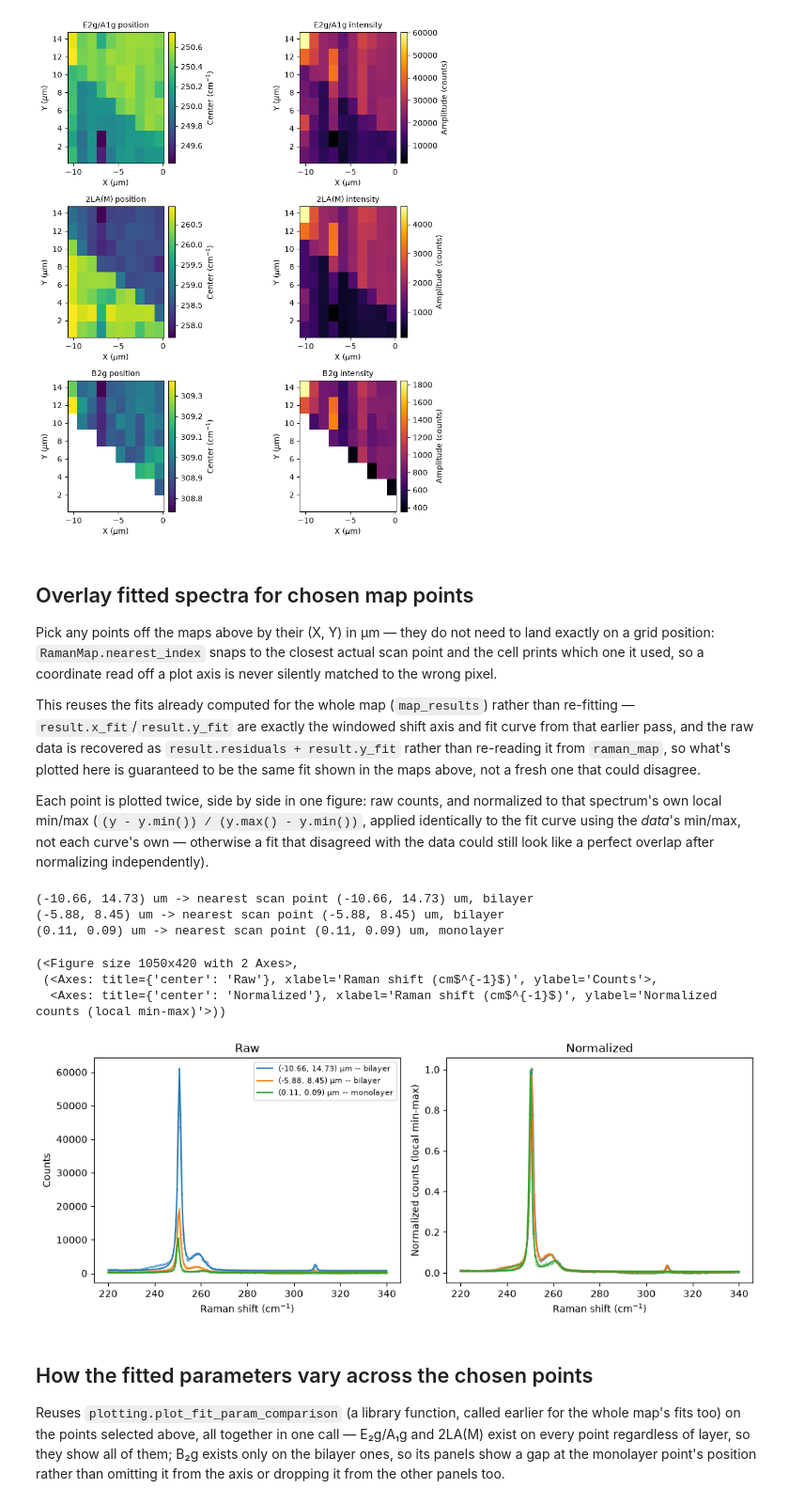
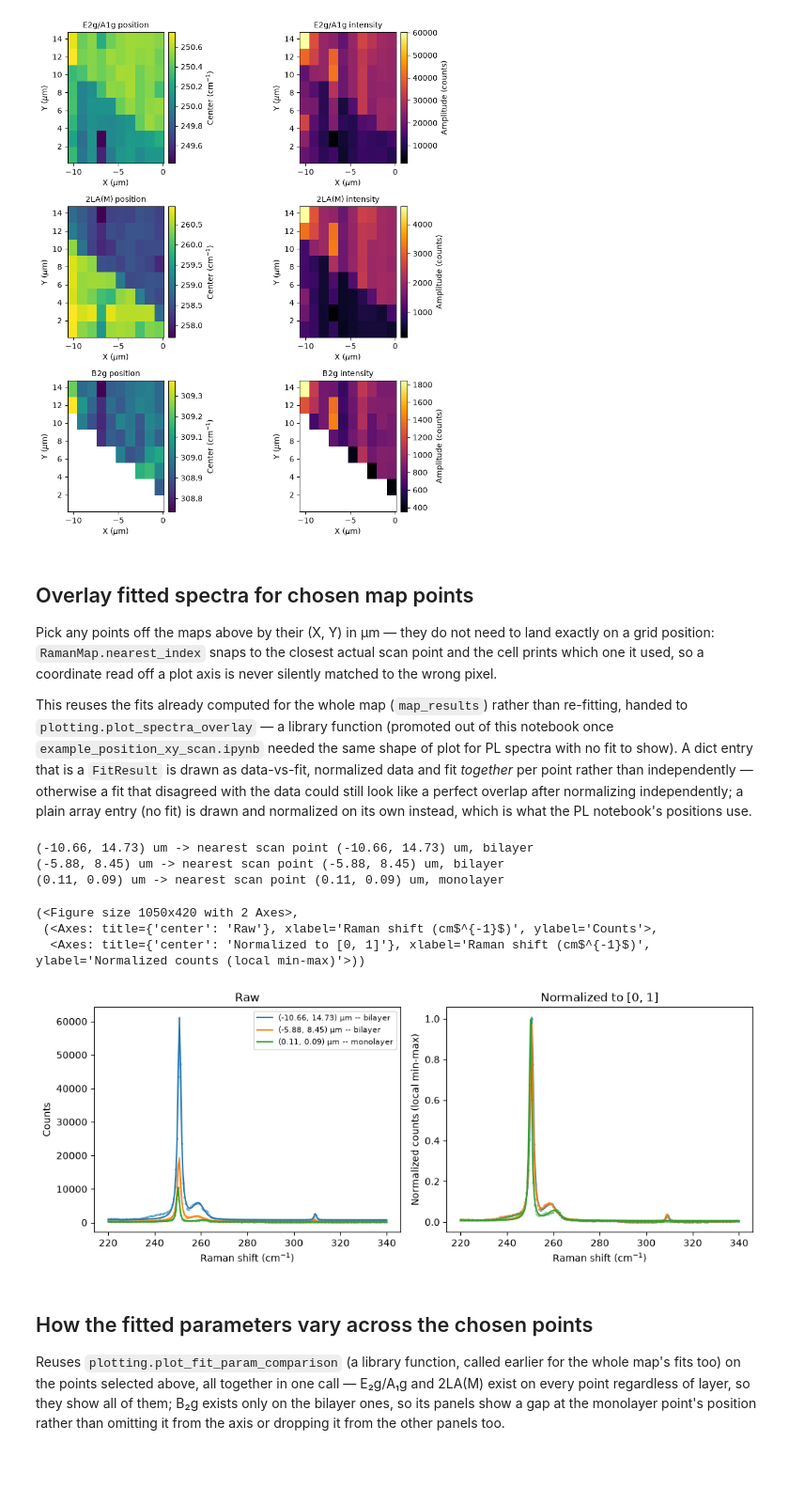
Before and after one commit to brandonlokesy/LANES-TMDC-Optics-Tools, a Jupyter notebook: examples/example-Raman.ipynb, the cells around one changed output. Shown at 94% size. Cells and saved outputs as stored; diff of their text form; code cells hidden in the pictures; blank space fills up the shorter version.

```diff
--- a/examples/example-Raman.ipynb
+++ b/examples/example-Raman.ipynb
@@ -298,65 +298,31 @@ fig.tight_layout()
 
 Pick any points off the maps above by their (X, Y) in µm — they do not need to land exactly on a grid position: `RamanMap.nearest_index` snaps to the closest actual scan point and the cell prints which one it used, so a coordinate read off a plot axis is never silently matched to the wrong pixel.
 
-This reuses the fits already computed for the whole map (`map_results`) rather than re-fitting — `result.x_fit`/`result.y_fit` are exactly the windowed shift axis and fit curve from that earlier pass, and the raw data is recovered as `result.residuals + result.y_fit` rather than re-reading it from `raman_map`, so what's plotted here is guaranteed to be the same fit shown in the maps above, not a fresh one that could disagree.
-
-Each point is plotted twice, side by side in one figure: raw counts, and normalized to that spectrum's own local min/max (`(y - y.min()) / (y.max() - y.min())`, applied identically to the fit curve using the *data*'s min/max, not each curve's own — otherwise a fit that disagreed with the data could still look like a perfect overlap after normalizing independently).
+This reuses the fits already computed for the whole map (`map_results`) rather than re-fitting, handed to `plotting.plot_spectra_overlay` — a library function (promoted out of this notebook once `example_position_xy_scan.ipynb` needed the same shape of plot for PL spectra with no fit to show). A dict entry that is a `FitResult` is drawn as data-vs-fit, normalized data and fit *together* per point rather than independently — otherwise a fit that disagreed with the data could still look like a perfect overlap after normalizing independently; a plain array entry (no fit) is drawn and normalized on its own instead, which is what the PL notebook's positions use.
 # %%
-def plot_points_overlay(points):
-    # Raw and normalized side by side in one figure, rather than as two
-    # separate figures -- both views are always wanted together, so there is
-    # no reason to make that a caller-chosen flag.
-    fig, (ax_raw, ax_norm) = plt.subplots(1, 2, figsize=(10.5, 4.2), dpi=100)
-
-    for x_req, y_req in points:
-        ix, iy = raman_map.nearest_index(x_req, y_req)
-        x_actual, y_actual = raman_map.x[ix], raman_map.y[iy]
-        result = map_results[iy, ix]
-        layer = LAYER_NAMES[n_layers_map[iy, ix]]
-        print(f"({x_req}, {y_req}) um -> nearest scan point ({x_actual:.2f}, {y_actual:.2f}) um, {layer}")
-
-        x_data = result.x_fit
-        y_data = result.residuals + result.y_fit  # recover the raw counts the fit was run on
-        y_fit = result.y_fit
-        label = f"({x_actual:.2f}, {y_actual:.2f}) µm -- {layer}"
-
-        line, = ax_raw.plot(x_data, y_data, ".", ms=3, alpha=0.35)
-        ax_raw.plot(x_data, y_fit, "-", color=line.get_color(), label=label)
-
-        # Both curves share y_data's own min/max (not
-        # processing.normalise_minmax on each separately), so the fit's
-        # overlap with the data after normalizing still means something --
-        # independently normalizing two curves that disagree would hide
-        # that disagreement.
-        lo, hi = y_data.min(), y_data.max()
-        span = hi - lo if hi > lo else 1.0
-        ax_norm.plot(x_data, (y_data - lo) / span, ".", ms=3, alpha=0.35, color=line.get_color())
-        ax_norm.plot(x_data, (y_fit - lo) / span, "-", color=line.get_color())
-
-    ax_raw.set_xlabel("Raman shift (cm$^{-1}$)")
-    ax_raw.set_ylabel("Counts")
-    ax_raw.set_title("Raw")
-    ax_raw.legend(fontsize=8)
-
-    ax_norm.set_xlabel("Raman shift (cm$^{-1}$)")
-    ax_norm.set_ylabel("Normalized counts (local min-max)")
-    ax_norm.set_title("Normalized")
-
-    fig.tight_layout()
-    return fig, (ax_raw, ax_norm)
-
-
 # Example: deep bilayer, a bilayer point near the boundary, deep monolayer.
 POINTS = [(-10.66, 14.73), (-5.88, 8.45), (0.11, 0.09)]
-plot_points_overlay(POINTS)
+
+overlay_results = {}
+for x_req, y_req in POINTS:
+    ix, iy = raman_map.nearest_index(x_req, y_req)
+    x_actual, y_actual = raman_map.x[ix], raman_map.y[iy]
+    layer = LAYER_NAMES[n_layers_map[iy, ix]]
+    print(f"({x_req}, {y_req}) um -> nearest scan point ({x_actual:.2f}, {y_actual:.2f}) um, {layer}")
+    overlay_results[f"({x_actual:.2f}, {y_actual:.2f}) µm -- {layer}"] = map_results[iy, ix]
+
+plotting.plot_spectra_overlay(
+    overlay_results, xlabel="Raman shift (cm$^{-1}$)",
+    ylabel="Counts", ylabel_normalized="Normalized counts (local min-max)",
+)
 # %% [output]
 (-10.66, 14.73) um -> nearest scan point (-10.66, 14.73) um, bilayer
 (-5.88, 8.45) um -> nearest scan point (-5.88, 8.45) um, bilayer
 (0.11, 0.09) um -> nearest scan point (0.11, 0.09) um, monolayer
 (<Figure size 1050x420 with 2 Axes>,
  (<Axes: title={'center': 'Raw'}, xlabel='Raman shift (cm$^{-1}$)', ylabel='Counts'>,
-  <Axes: title={'center': 'Normalized'}, xlabel='Raman shift (cm$^{-1}$)', ylabel='Normalized counts (local min-max)'>))
+  <Axes: title={'center': 'Normalized to [0, 1]'}, xlabel='Raman shift (cm$^{-1}$)', ylabel='Normalized counts (local min-max)'>))
-[figure, old version]
+[figure, new version]
 # %% [markdown]
 ## How the fitted parameters vary across the chosen points
 
```
Also changed, not shown: 10 other files.
